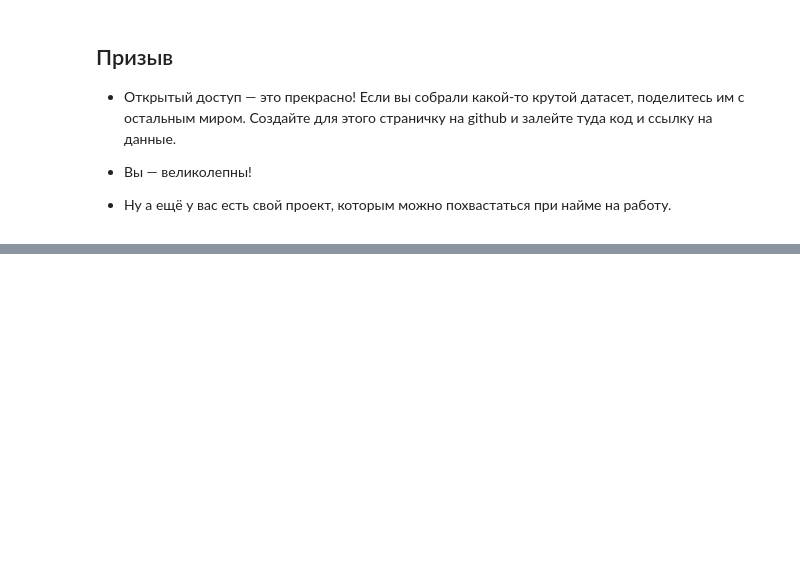
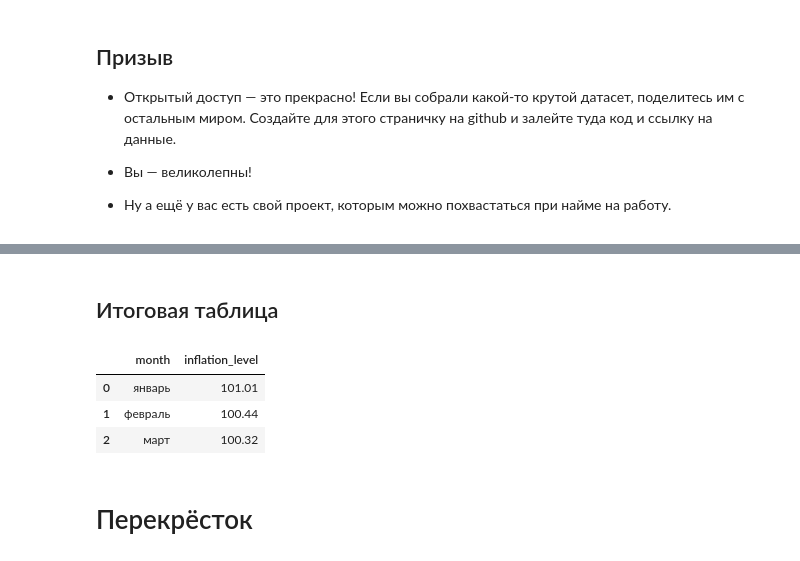
Before and after one commit to RomaKoks/Parsers, a Jupyter notebook: ranepa_lec_08_04_2019.ipynb, the cells around one changed output, grey strips where cells are left out. Drawn from its saved outputs; the diff is of its cells as text; code cells hidden in the pictures; blank space fills up the shorter version.

```diff
--- a/ranepa_lec_08_04_2019.ipynb
+++ b/ranepa_lec_08_04_2019.ipynb
@@ -313,0 +389,5 @@ clean_hrefs
+# %%
+# находим нужное на полученной в результате запроса странице
+soup = BeautifulSoup(html, 'html.parser')
+inflation_table = soup.find('table', {'class': 'OutTbl'})
+inflation_table
@@ -313,0 +405,3 @@ clean_hrefs
+# %%
+inflation_list_divs = inflation_table.find_all('tr')
+inflation_list_divs
@@ -313,0 +413,40 @@ clean_hrefs
+# %% [markdown]
+## Итоговая таблица
+# %%
+import re
+import pandas as pd
+
+def wspex_space(x):
+    return re.sub(u'\u200a', '', ' '.join(str(x).split()))
+
+def wspex(x):
+    """
+    White SPace EXclude
+    :param x: string
+    :return: string x without any whitespaces
+    """
+    return re.sub(u'\u200a', '', ''.join(x.split()))
+
+def tofloat(s):
+    return float(wspex(s.replace(',', '.')))
+# %%
+result = []
+
+for elem in inflation_list_divs:
+    tds = elem.find_all('td');
+
+    if tds[0].get('class') != 'TblShap' and wspex_space(tds[0].text) and tds[1].text!='':
+        inflation_dict = dict()
+        inflation_dict['month'] = tds[0].text
+        inflation_dict['inflation_level'] = tofloat(tds[1].text)
+        result.append(inflation_dict);
+
+df = pd.DataFrame(result, columns=['month','inflation_level'])
+df
+# %% [output]
+|  | month | inflation_level |
+| 0 | январь | 101.01 |
+| 1 | февраль | 100.44 |
+| 2 | март | 100.32 |
+# %% [markdown]
+# Перекрёсток
```
Also changed, not shown: parts of 35 cells of this notebook.
